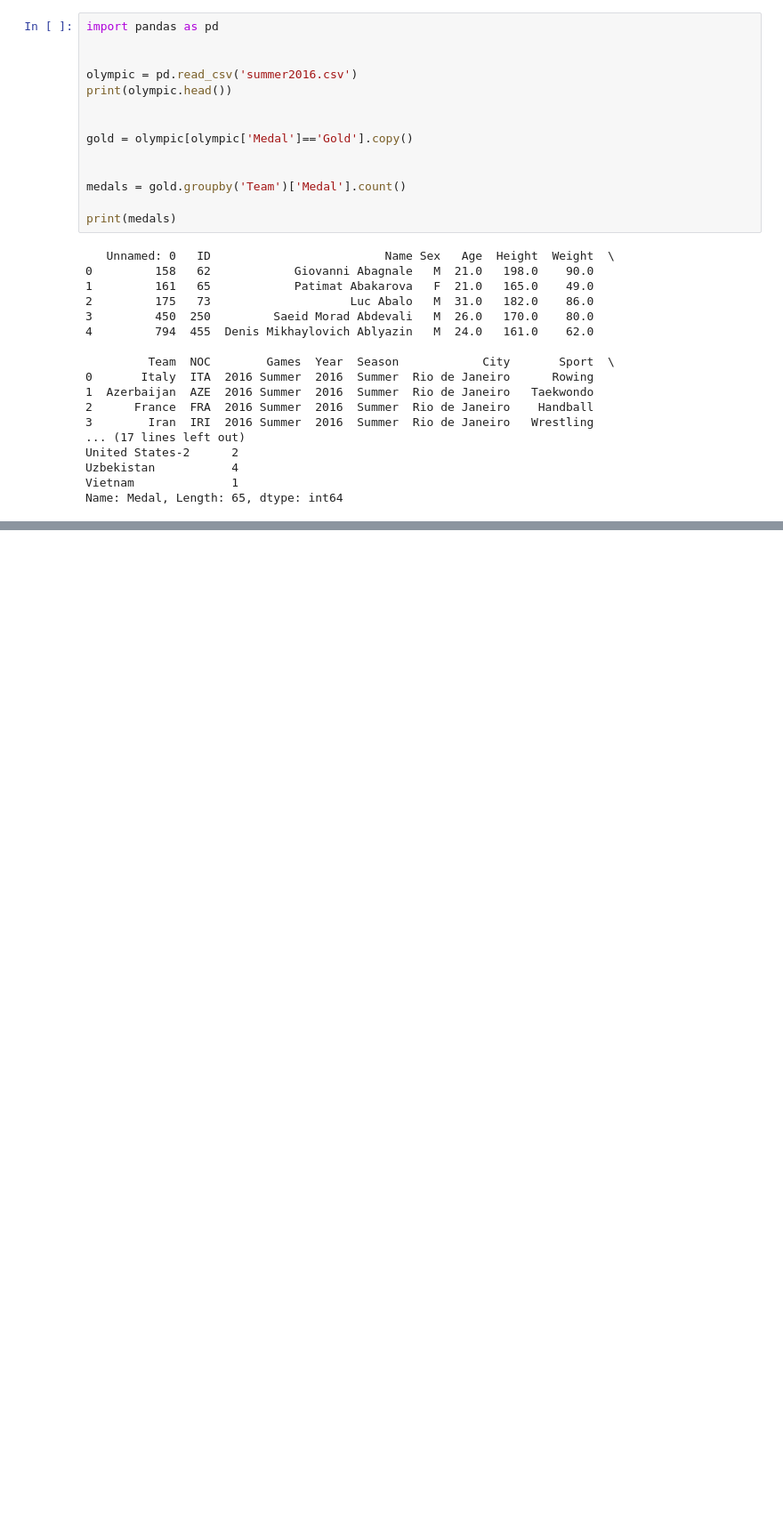
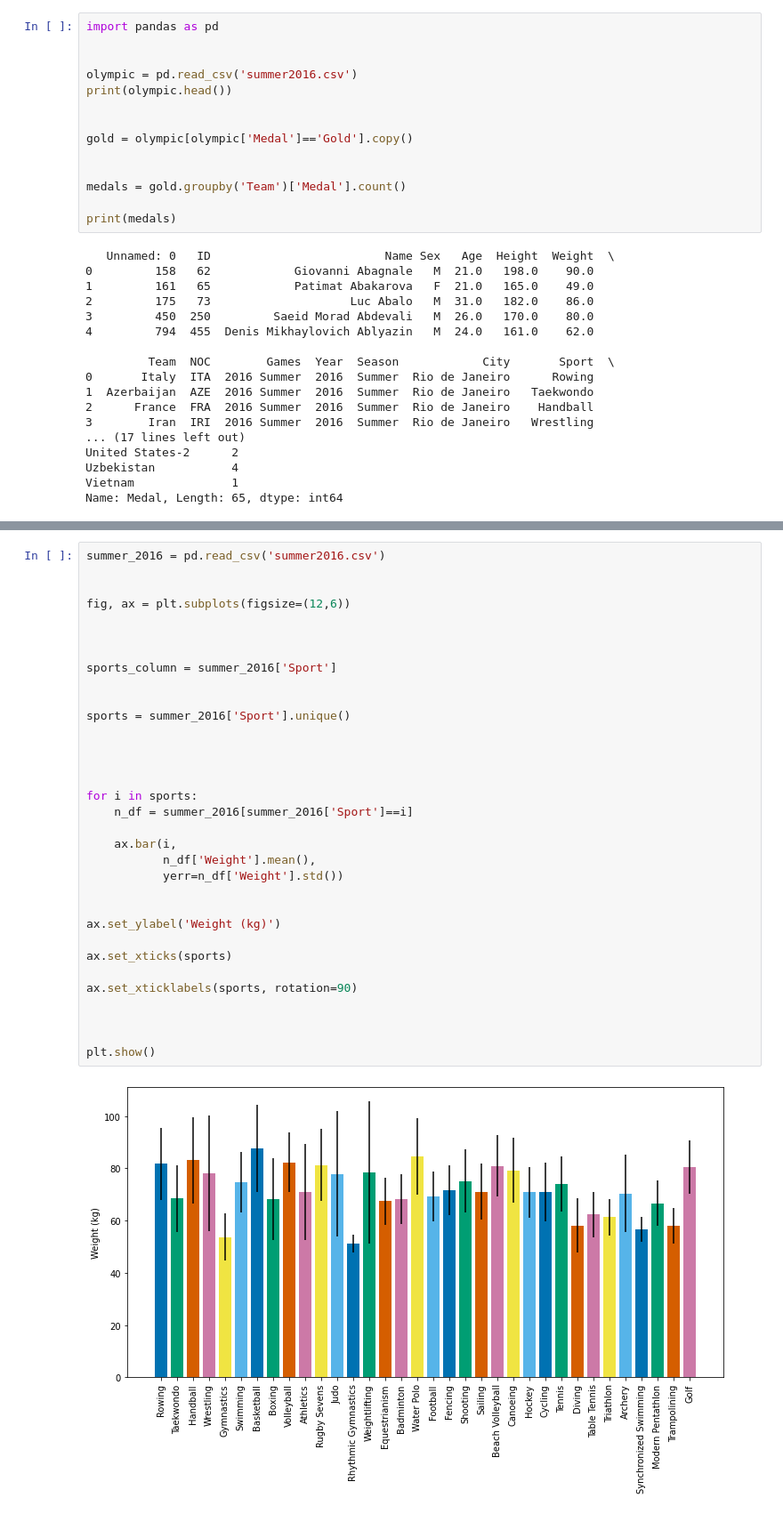
Before and after one commit to johnhhu2020/DataCamp-Data-Scientist-with-Python-Track, a Jupyter notebook: DataCamp Introduction to Data Visualization with Matplotlib.ipynb, the cells around one changed output, grey strips where cells are left out. Shown at 89% size. Drawn from its saved outputs; the diff is of its cells as text; blank space fills up the shorter version.

```diff
--- a/DataCamp Introduction to Data Visualization with Matplotlib.ipynb
+++ b/DataCamp Introduction to Data Visualization with Matplotlib.ipynb
@@ -2286,0 +2477,35 @@ Japan              34    17      13
+# %%
+summer_2016 = pd.read_csv('summer2016.csv')
+
+
+fig, ax = plt.subplots(figsize=(12,6))
+
+
+
+sports_column = summer_2016['Sport']
+
+
+sports = summer_2016['Sport'].unique()
+
+
+
+
+for i in sports:
+    n_df = summer_2016[summer_2016['Sport']==i]
+
+    ax.bar(i,
+           n_df['Weight'].mean(),
+           yerr=n_df['Weight'].std())
+
+
+ax.set_ylabel('Weight (kg)')
+
+ax.set_xticks(sports)
+
+ax.set_xticklabels(sports, rotation=90)
+
+
+
+plt.show()
+# %% [output]
+[figure, added]
```
Also changed, not shown: parts of 11 cells of this notebook.
